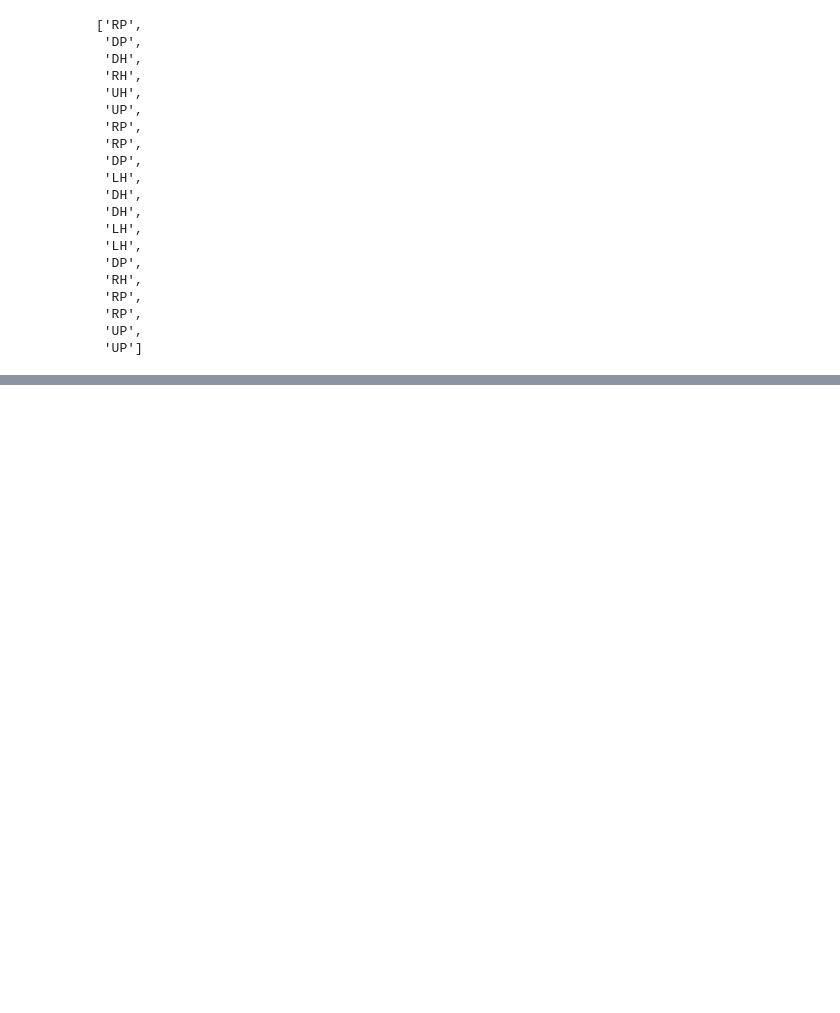
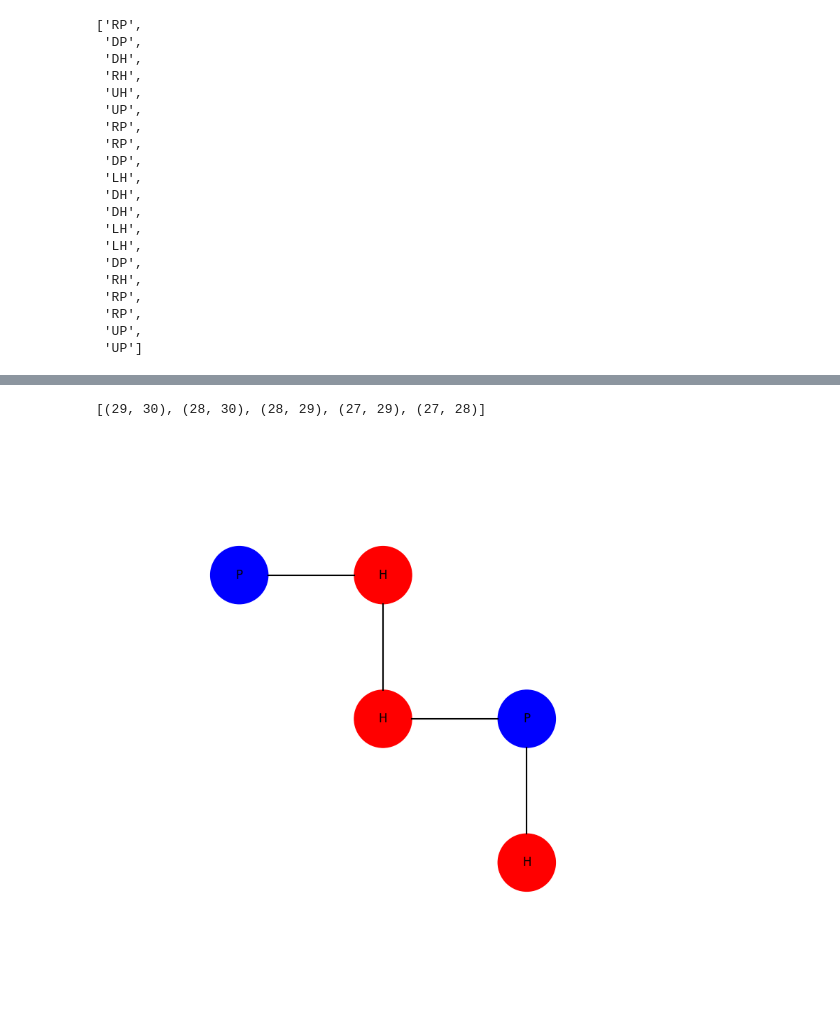
Before and after one commit to davidAnicca/lic, a Jupyter notebook: chromosomes.ipynb, the cells around one changed output, grey strips where cells are left out. Cells and saved outputs as stored; diff of their text form; code cells hidden in the pictures; blank space fills up the shorter version.

```diff
--- a/chromosomes.ipynb
+++ b/chromosomes.ipynb
@@ -78,0 +192,7 @@ display(Image(img.getvalue()))
+# %%
+chr.diagonal()
+after_visual = create_visual(raw, chr.ruld)
+show(after_visual)
+# %% [output]
+[(29, 30), (28, 30), (28, 29), (27, 29), (27, 28)]
+[figure, added]
```
Also changed, not shown: parts of 13 cells of this notebook, 12 other files.
